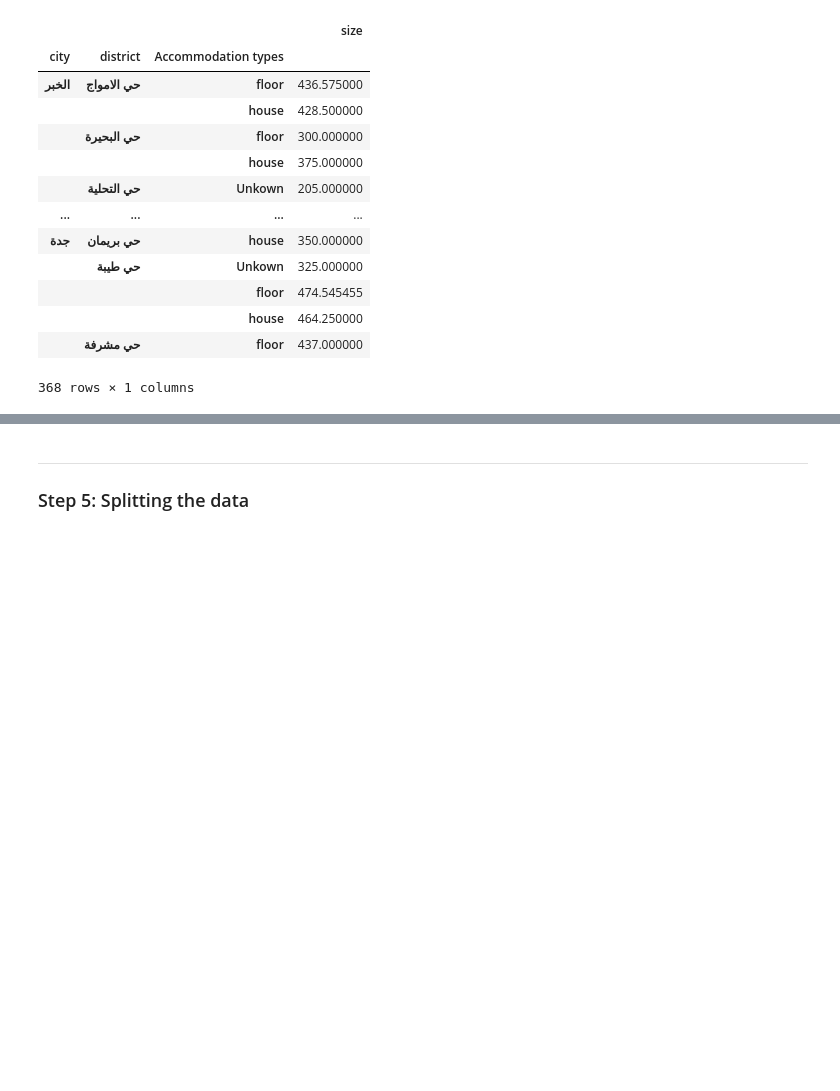
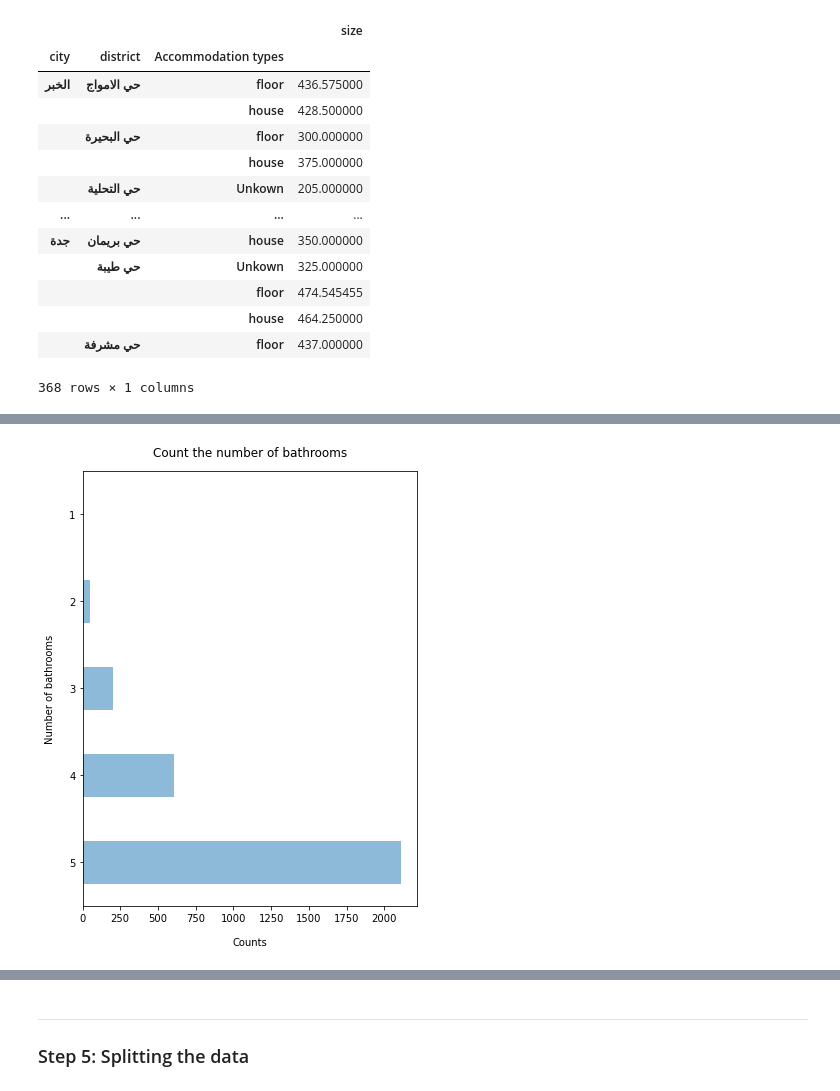
Before and after one commit to novr1512/saudi_aqar_price_prediction, a Jupyter notebook: fullCode.ipynb, the cells around one changed output, grey strips where cells are left out. Drawn from its saved outputs; the diff is of its cells as text; code cells hidden in the pictures; blank space fills up the shorter version.

```diff
--- a/fullCode.ipynb
+++ b/fullCode.ipynb
@@ -256,0 +321,7 @@ H_data.groupby(['city', 'district','Accommodation types'])['size'].mean().to_fra
+# %%
+H_data['bathrooms'].value_counts().plot(kind='barh', figsize=(6, 8),alpha=0.5)
+plt.xlabel("Counts", labelpad=14)
+plt.ylabel("Number of bathrooms", labelpad=14)
+plt.title("Count the number of bathrooms", y=1.02);
+# %% [output]
+[figure, added]
```
Also changed, not shown: parts of 30 cells of this notebook.
